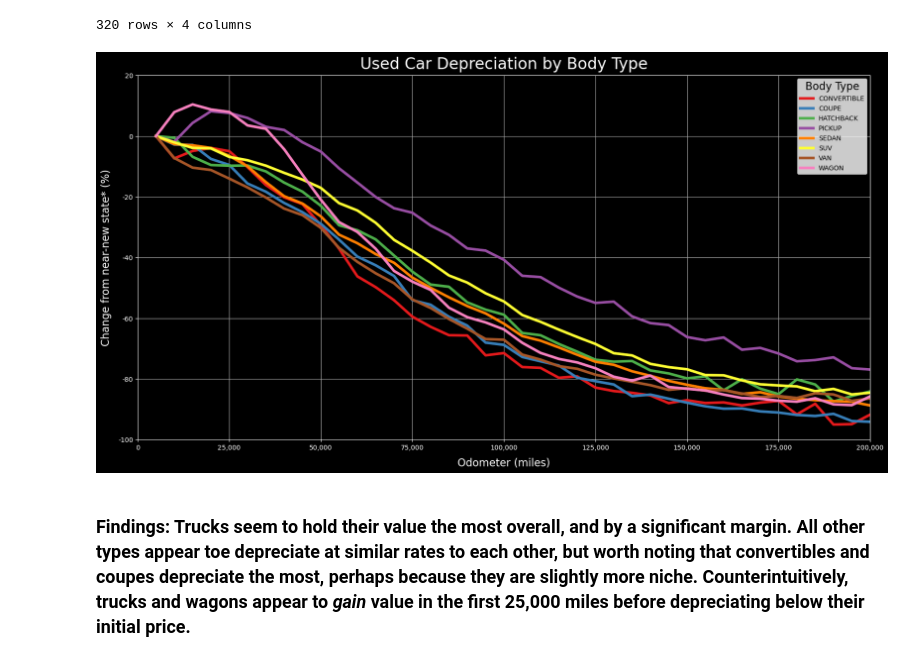
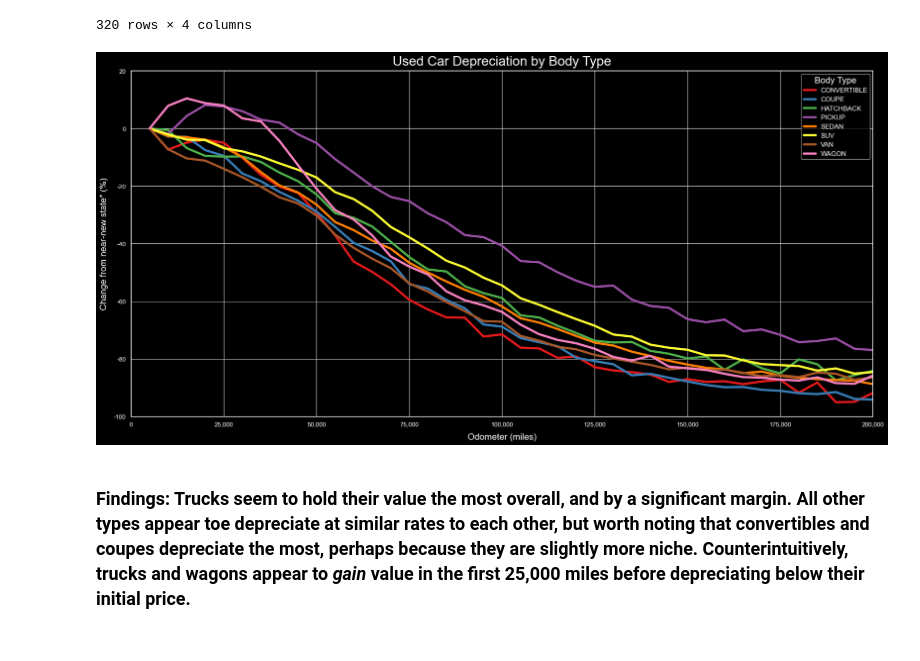
Before and after one commit to wihbit/used_car_market, a Jupyter notebook: alex.ipynb, the cells around one changed output. Drawn from its saved outputs; the diff is of its cells as text; code cells hidden in the pictures.

```diff
--- a/alex.ipynb
+++ b/alex.ipynb
@@ -170,35 +170,39 @@ ax.set_title('Used Car Depreciation by Body Type', fontsize=24, pad=10)
 
 # Adjust plot elements to be visible against black background
 ax.spines['bottom'].set_color('white')
 ax.spines['top'].set_color('white')
 ax.spines['right'].set_color('white')
 ax.spines['left'].set_color('white')
 ax.xaxis.label.set_color('white')
 ax.yaxis.label.set_color('white')
 ax.title.set_color('white')
 ax.tick_params(axis='x', colors='white')
 ax.tick_params(axis='y', colors='white')
 
 # Format x tick labels to have commas in the thousands place
 ax.xaxis.set_major_formatter(ticker.FuncFormatter(lambda x, pos: f'{int(x):,}'))
 ax.yaxis.set_major_formatter(ticker.FuncFormatter(lambda x, pos: f'{int(x):,}'))
 
 # Increase line width in legend
 for line in ax.get_legend().get_lines():
     line.set_linewidth(4)
 
 # Set legend title to 'Type'
 legend = ax.get_legend()
 legend.set_title('Body Type')
-plt.setp(legend.get_title(), color='black', fontsize=16)
+plt.setp(legend.get_title(), color='white', fontsize=16)
+plt.setp(legend.get_texts(), color='white', fontsize=12)
 
 # Add a grid
 plt.grid()
 
+# Make the layout tight
+plt.tight_layout()
+
 # Show the plot
 plt.show()
 # %% [output]
-[figure, old version]
+[figure, new version]
 # %% [markdown]
 ### Findings: Trucks seem to hold their value the most overall, and by a significant margin. All other types appear toe depreciate at similar rates to each other, but worth noting that convertibles and coupes depreciate the most, perhaps because they are slightly more niche. Counterintuitively, trucks and wagons appear to *gain* value in the first 25,000 miles before depreciating below their initial price.
 # %% [markdown]
```
Also changed, not shown: parts of 4 cells of this notebook, 1 other file.
